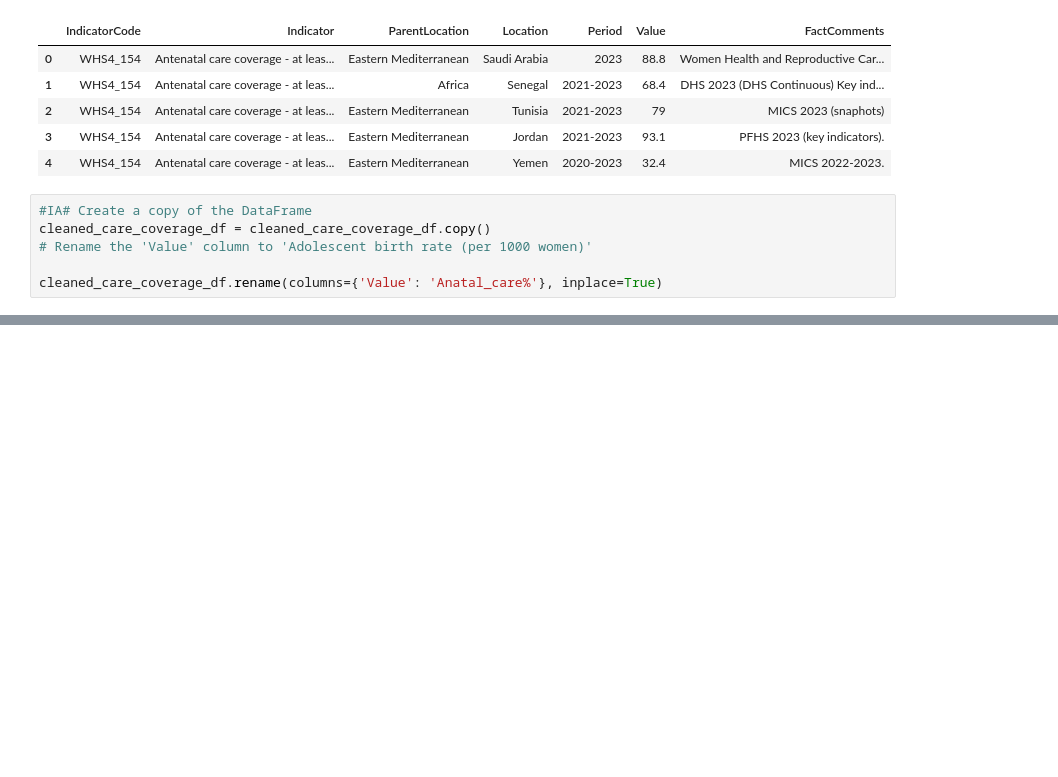
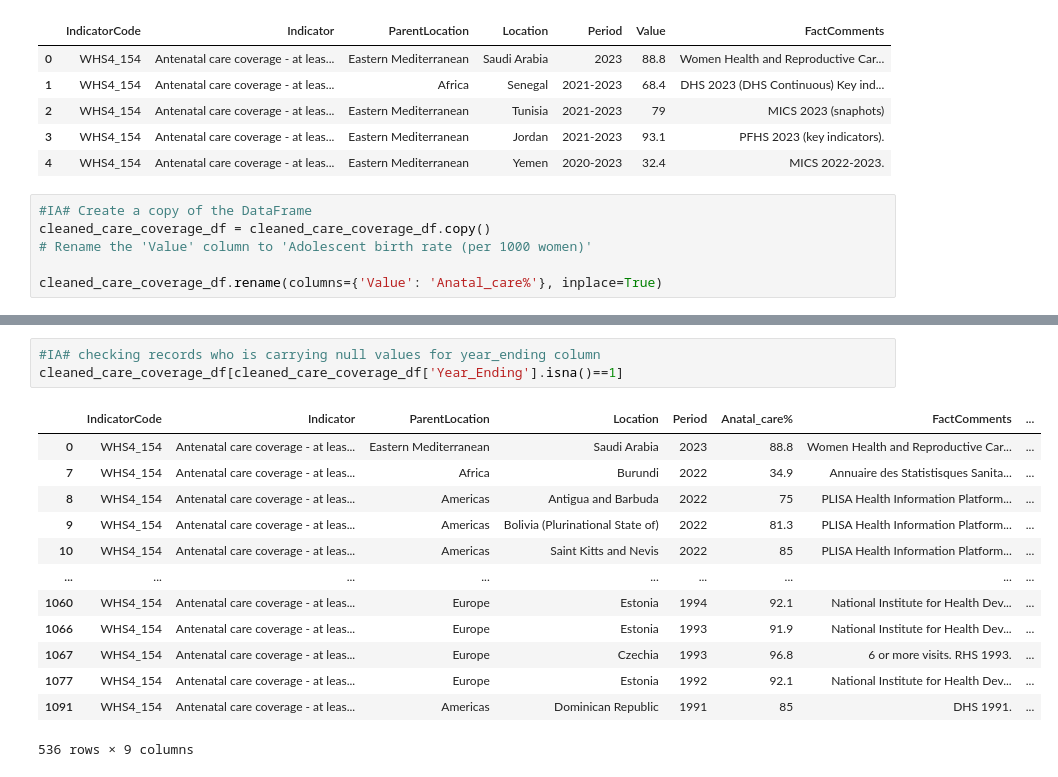
Before and after one commit to laurar9889/Project_3_Team_1, a Jupyter notebook: main_file.ipynb, the cells around one changed output, grey strips where cells are left out. Cells and saved outputs as stored; diff of their text form; blank space fills up the shorter version.

```diff
--- a/main_file.ipynb
+++ b/main_file.ipynb
@@ -731,0 +924,17 @@ cleaned_care_coverage_df.rename(columns={'Value': 'Anatal_care%'}, inplace=True)
+# %%
+#IA# checking records who is carrying null values for year_ending column
+cleaned_care_coverage_df[cleaned_care_coverage_df['Year_Ending'].isna()==1]
+# %% [output]
+|  | IndicatorCode | Indicator | ParentLocation | Location | Period | Anatal_care% | FactComments | ... |
+| 0 | WHS4_154 | Antenatal care coverage - at leas... | Eastern Mediterranean | Saudi Arabia | 2023 | 88.8 | Women Health and Reproductive Car... | ... |
+| 7 | WHS4_154 | Antenatal care coverage - at leas... | Africa | Burundi | 2022 | 34.9 | Annuaire des Statistisques Sanita... | ... |
+| 8 | WHS4_154 | Antenatal care coverage - at leas... | Americas | Antigua and Barbuda | 2022 | 75 | PLISA Health Information Platform... | ... |
+| 9 | WHS4_154 | Antenatal care coverage - at leas... | Americas | Bolivia (Plurinational State of) | 2022 | 81.3 | PLISA Health Information Platform... | ... |
+| 10 | WHS4_154 | Antenatal care coverage - at leas... | Americas | Saint Kitts and Nevis | 2022 | 85 | PLISA Health Information Platform... | ... |
+| ... | ... | ... | ... | ... | ... | ... | ... | ... |
+| 1060 | WHS4_154 | Antenatal care coverage - at leas... | Europe | Estonia | 1994 | 92.1 | National Institute for Health Dev... | ... |
+| 1066 | WHS4_154 | Antenatal care coverage - at leas... | Europe | Estonia | 1993 | 91.9 | National Institute for Health Dev... | ... |
+| 1067 | WHS4_154 | Antenatal care coverage - at leas... | Europe | Czechia | 1993 | 96.8 | 6 or more visits. RHS 1993. | ... |
+| 1077 | WHS4_154 | Antenatal care coverage - at leas... | Europe | Estonia | 1992 | 92.1 | National Institute for Health Dev... | ... |
+| 1091 | WHS4_154 | Antenatal care coverage - at leas... | Americas | Dominican Republic | 1991 | 85 | DHS 1991. | ... |
+536 rows × 9 columns
```
Also changed, not shown: parts of 27 cells of this notebook.
